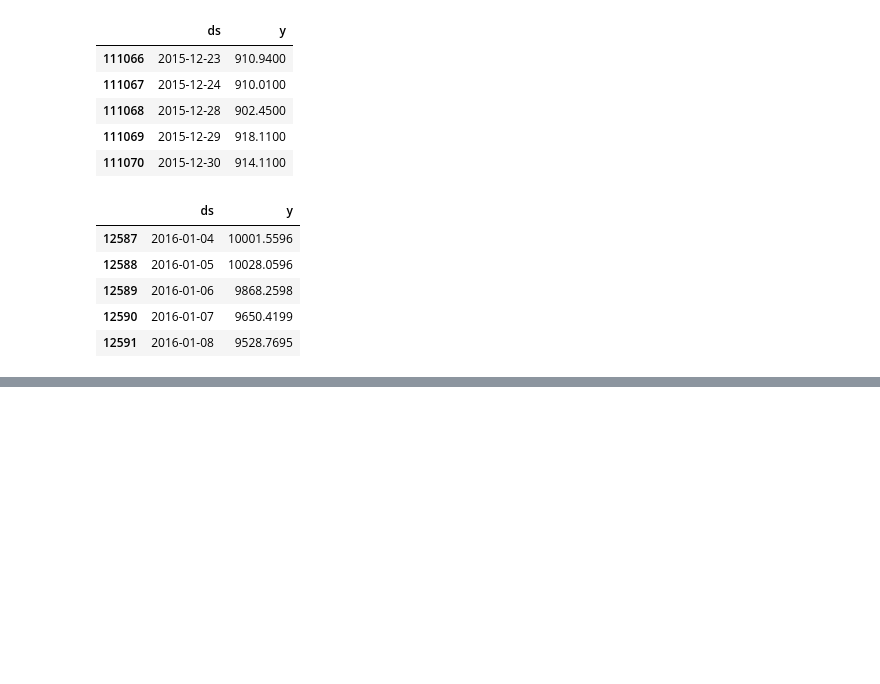
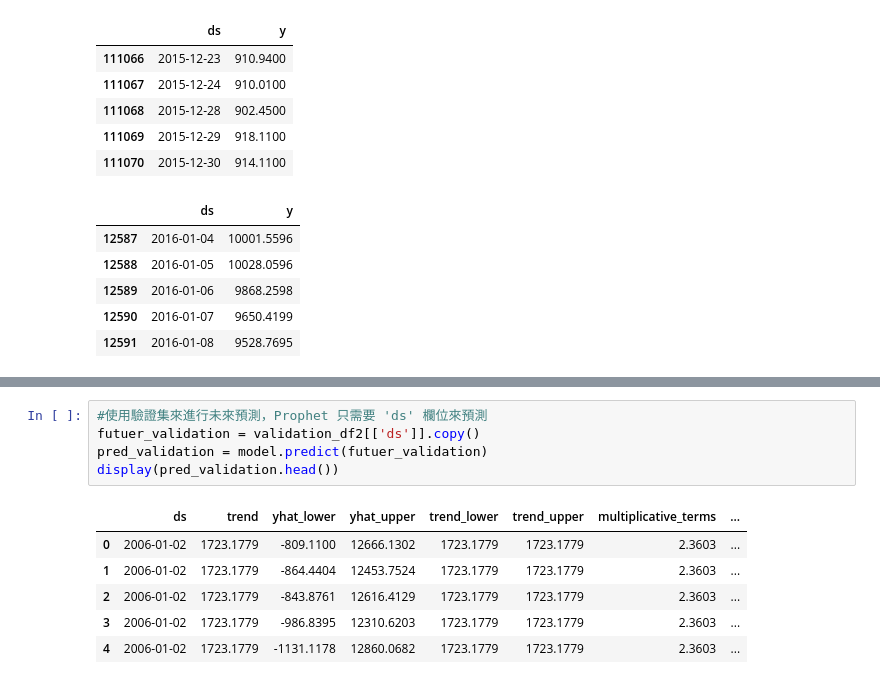
Before and after one commit to GaudiKao/learn-python-by-doing, a Jupyter notebook: Data_Structures&Alogrithms/證券交易所數據_時間序列.ipynb, the cells around one changed output, grey strips where cells are left out. Saved outputs shown, nothing was run; the diff lists cells and outputs as text; blank space fills up the shorter version.

```diff
--- a/Data_Structures&Alogrithms/證券交易所數據_時間序列.ipynb
+++ b/Data_Structures&Alogrithms/證券交易所數據_時間序列.ipynb
@@ -140,0 +138,12 @@ print('模型已訓練完成')
+# %%
+#使用驗證集來進行未來預測，Prophet 只需要 'ds' 欄位來預測
+futuer_validation = validation_df2[['ds']].copy()
+pred_validation = model.predict(futuer_validation)
+display(pred_validation.head())
+# %% [output]
+|  | ds | trend | yhat_lower | yhat_upper | trend_lower | trend_upper | multiplicative_terms | ... |
+| 0 | 2006-01-02 | 1723.1779 | -809.1100 | 12666.1302 | 1723.1779 | 1723.1779 | 2.3603 | ... |
+| 1 | 2006-01-02 | 1723.1779 | -864.4404 | 12453.7524 | 1723.1779 | 1723.1779 | 2.3603 | ... |
+| 2 | 2006-01-02 | 1723.1779 | -843.8761 | 12616.4129 | 1723.1779 | 1723.1779 | 2.3603 | ... |
+| 3 | 2006-01-02 | 1723.1779 | -986.8395 | 12310.6203 | 1723.1779 | 1723.1779 | 2.3603 | ... |
+| 4 | 2006-01-02 | 1723.1779 | -1131.1178 | 12860.0682 | 1723.1779 | 1723.1779 | 2.3603 | ... |
```
Also changed, not shown: parts of 4 cells of this notebook, 1 other file.
